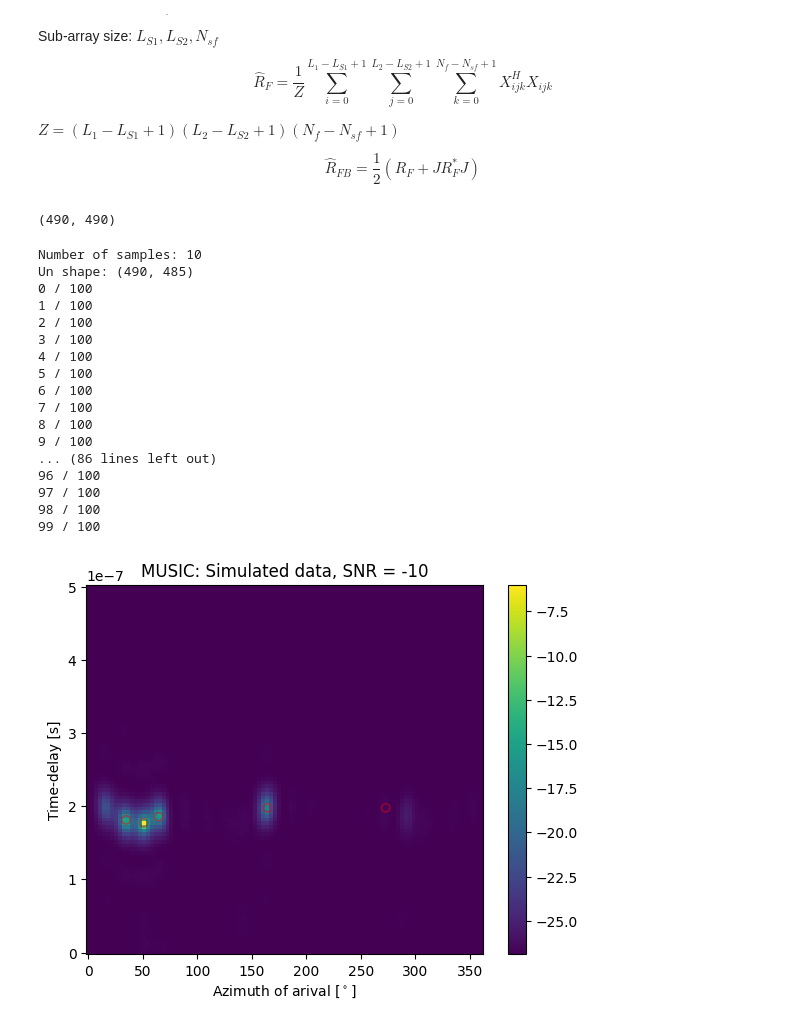
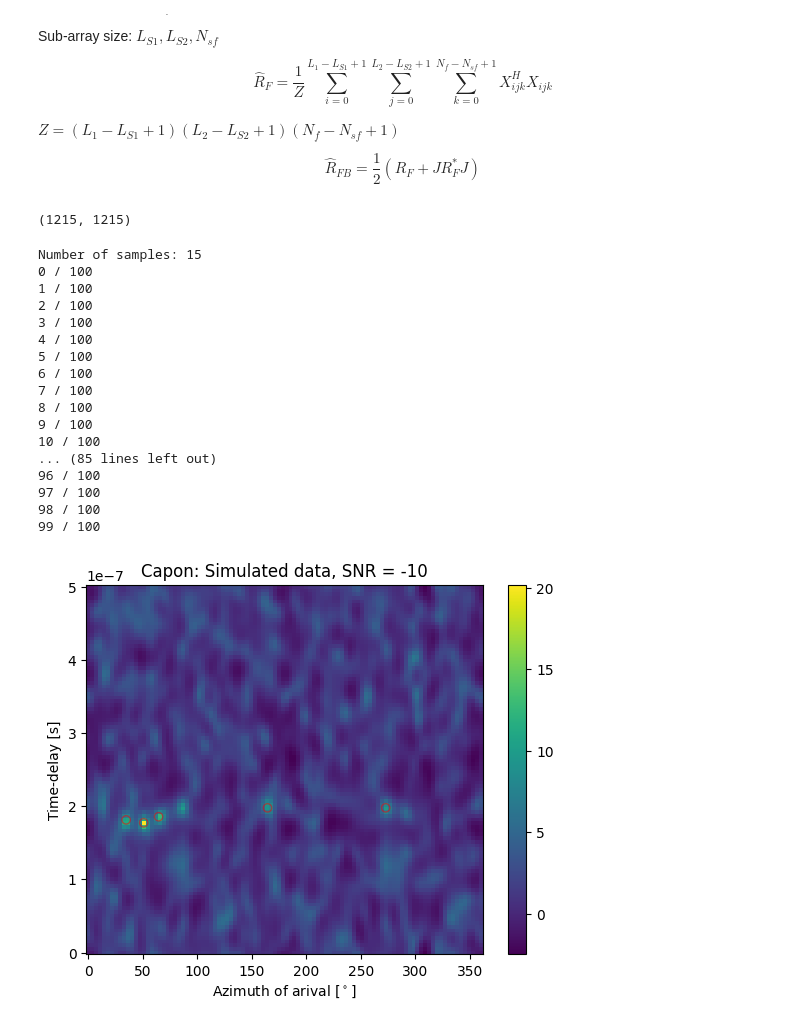
Before and after one commit to Madsen95/ASSP_Miniproject, a Jupyter notebook: dev/2D-Capon-AoA-TD.ipynb, the cells around one changed output. Saved outputs shown, nothing was run; the diff lists cells and outputs as text; code cells hidden in the pictures.

Commit message:
Plots added

```diff
--- a/dev/2D-Capon-AoA-TD.ipynb
+++ b/dev/2D-Capon-AoA-TD.ipynb
@@ -64,16 +64,16 @@ N_cols = 66
 array_size = np.array([N_rows, N_cols, 101])
 
 # Subarray
-L1 = 16
-L2 = 16
-L3 = 20
+L1 = 20
+L2 = 20
+L3 = 30
 sub_array_size = np.array([L1, L2, L3])
 idx_array, idx_n = getSubarray(array_size, sub_array_size, spacing=2)
 
 # Smoothing subarray
-Ls1 = 7
-Ls2 = 7
-Ls3 = 10
+Ls1 = 9
+Ls2 = 9
+Ls3 = 15
 sub_array_smooth_size = np.array([Ls1, Ls2, Ls3])
 
 # Load data
@@ -155,7 +155,7 @@ def spatialSmoothing(X, L, Ls, method=None):
 RFB = spatialSmoothing(X, sub_array_size, sub_array_smooth_size)
 print(RFB.shape)
 # %% [output]
-(490, 490)
+(1215, 1215)
 # %%
 idx_sub_array, idx_sub_n = getSubarray(array_size, sub_array_smooth_size, spacing=2)
 f = data['f'][idx_sub_n]
@@ -176,17 +176,8 @@ D = 100
 az_search = np.linspace(start=0, stop=2*np.pi, num=D, endpoint=True)
 
 # Power spectrum
-Pm = np.zeros((K, D), dtype=complex)
-M_est = 5
-
-eig_vals, eig_vecs = np.linalg.eig(RFB)
-#idx = np.argsort(eig_vals)
-#eig_vals = eig_vals[idx]
-#eig_vecs = eig_vecs[:, idx]
-#Un = eig_vecs[:, M_est:]
-Un = eig_vecs[:, M_est:]
-
-print('Un shape:', Un.shape)
+Pc = np.zeros((K, D), dtype=complex)
+R_inv = np.linalg.inv(RFB)
 
 for i in range(D):
     print(i, '/', D)
@@ -194,12 +185,9 @@ for i in range(D):
 
         mu = delay_response_vector(az_search[i], tau_search[j], r, f, wave)
 
-        #print((mu.conj().T).shape, Un.shape, (Un.conj().T).shape, mu.shape)
-
-        Pm[j, i] = 1 / (mu.conj().T @ Un @ Un.conj().T @ mu)
+        Pc[j, i] = 1 / (mu.conj().T @ R_inv @ mu)
 # %% [output]
-Number of samples: 10
-Un shape: (490, 485)
+Number of samples: 15
 0 / 100
 1 / 100
 2 / 100
@@ -210,7 +198,8 @@ Un shape: (490, 485)
 7 / 100
 8 / 100
 9 / 100
-... (86 lines left out)
+10 / 100
+... (85 lines left out)
 96 / 100
 97 / 100
 98 / 100
@@ -218,20 +207,17 @@ Un shape: (490, 485)
 # %%
 # Plot spectrogram
 fig, ax = plt.subplots()
-
-pow = np.max(10*np.log10(Pm))
-
-im = ax.pcolormesh(np.rad2deg(az_search), tau_search, 10*np.log10(np.abs(Pm)))
+im = ax.pcolormesh(np.rad2deg(az_search), tau_search, 10*np.log10(np.abs(Pc)))
 # Plot ground truth
 AoA = (data['smc_param'][0][0][1])*180/np.pi
 AoA[AoA < 0] = AoA[AoA < 0] + 360
 TDoA = (data['smc_param'][0][0][2])*(1/3e8) + np.abs(data['tau'][0])
 ax.scatter(AoA, TDoA, color='r', marker='o', facecolors='none', alpha=1/2)
 ax.set_xlabel('Azimuth of arival [$^\circ$]')
 ax.set_ylabel('Time-delay [s]')
 fig.colorbar(im, ax=ax)
-#ax.set_title('MUSIC: Measured data')
-ax.set_title(f'MUSIC: Simulated data, SNR = {SNR_dB}')
-fig.savefig("music_16-16-20_7-7-10.pdf", dpi=100)
+#ax.set_title('Capon: Measured data')
+ax.set_title(f'Capon: Simulated data, SNR = {SNR_dB}')
+fig.savefig("capon_20-20-30_9-9-15.pdf", dpi=100)
 # %% [output]
-[figure, old version]
+[figure, new version]
```
Also changed, not shown: parts of 1 cell of this notebook, 2 other files.
